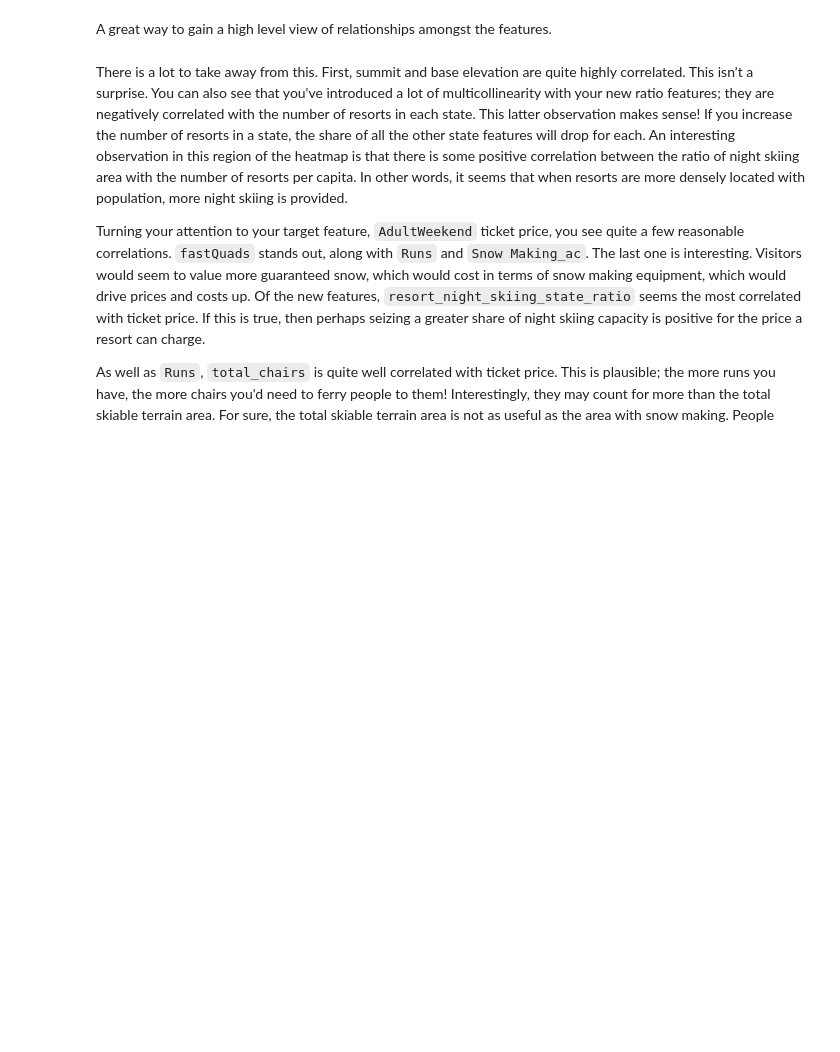
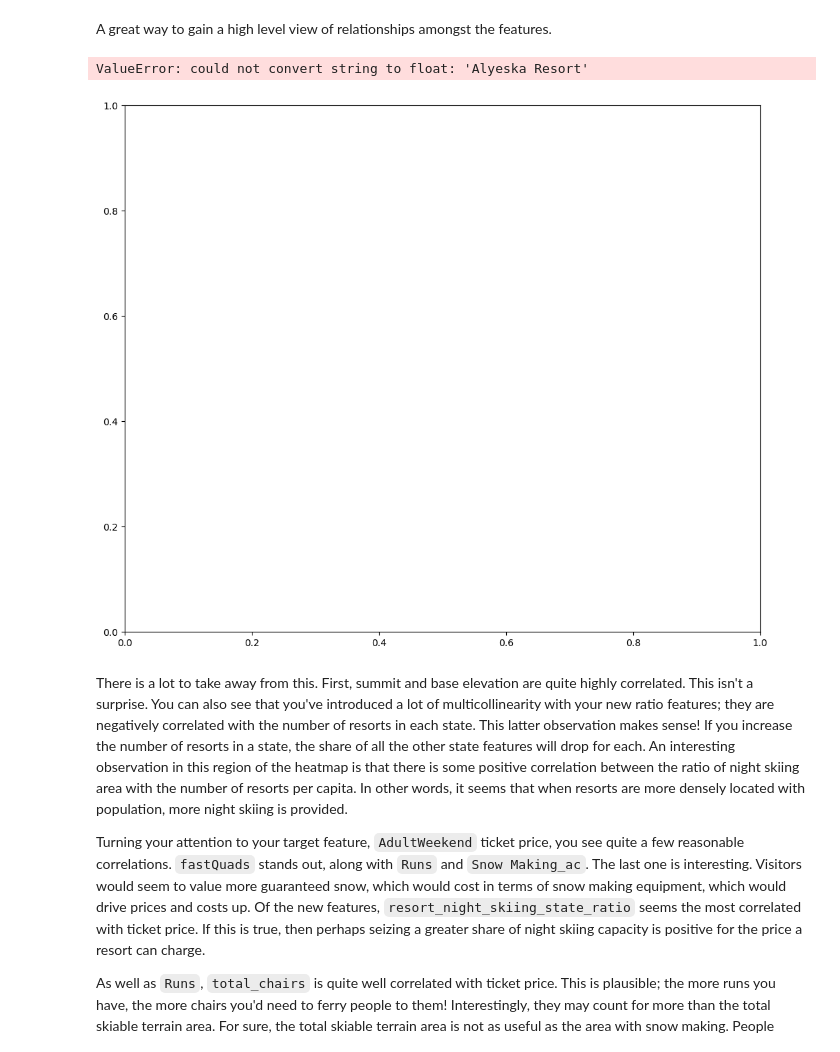
Before and after one commit to mdgarber/DataScienceGuidedCapstone, a Jupyter notebook: Notebooks/03_exploratory_data_analysis.ipynb, the cells around one changed output. Saved outputs shown, nothing was run; the diff lists cells and outputs as text; code cells hidden in the pictures; blank space fills up the shorter version.

```diff
--- a/Notebooks/03_exploratory_data_analysis.ipynb
+++ b/Notebooks/03_exploratory_data_analysis.ipynb
@@ -716,9 +759,12 @@ A great way to gain a high level view of relationships amongst the features.
 # %%
 #Code task 12#
 #Show a seaborn heatmap of correlations in ski_data
 #Hint: call pandas' `corr()` method on `ski_data` and pass that into `sns.heatmap`
 plt.subplots(figsize=(12,10))
-sns.___(ski_data.___);
+sns.heatmap(ski_data);
+# %% [output]
+ValueError: could not convert string to float: 'Alyeska Resort'
+[figure, added]
 # %% [markdown]
 There is a lot to take away from this. First, summit and base elevation are quite highly correlated. This isn't a surprise. You can also see that you've introduced a lot of multicollinearity with your new ratio features; they are negatively correlated with the number of resorts in each state. This latter observation makes sense! If you increase the number of resorts in a state, the share of all the other state features will drop for each. An interesting observation in this region of the heatmap is that there is some positive correlation between the ratio of night skiing area with the number of resorts per capita. In other words, it seems that when resorts are more densely located with population, more night skiing is provided.
 
```
Also changed, not shown: parts of 3 cells of this notebook.
